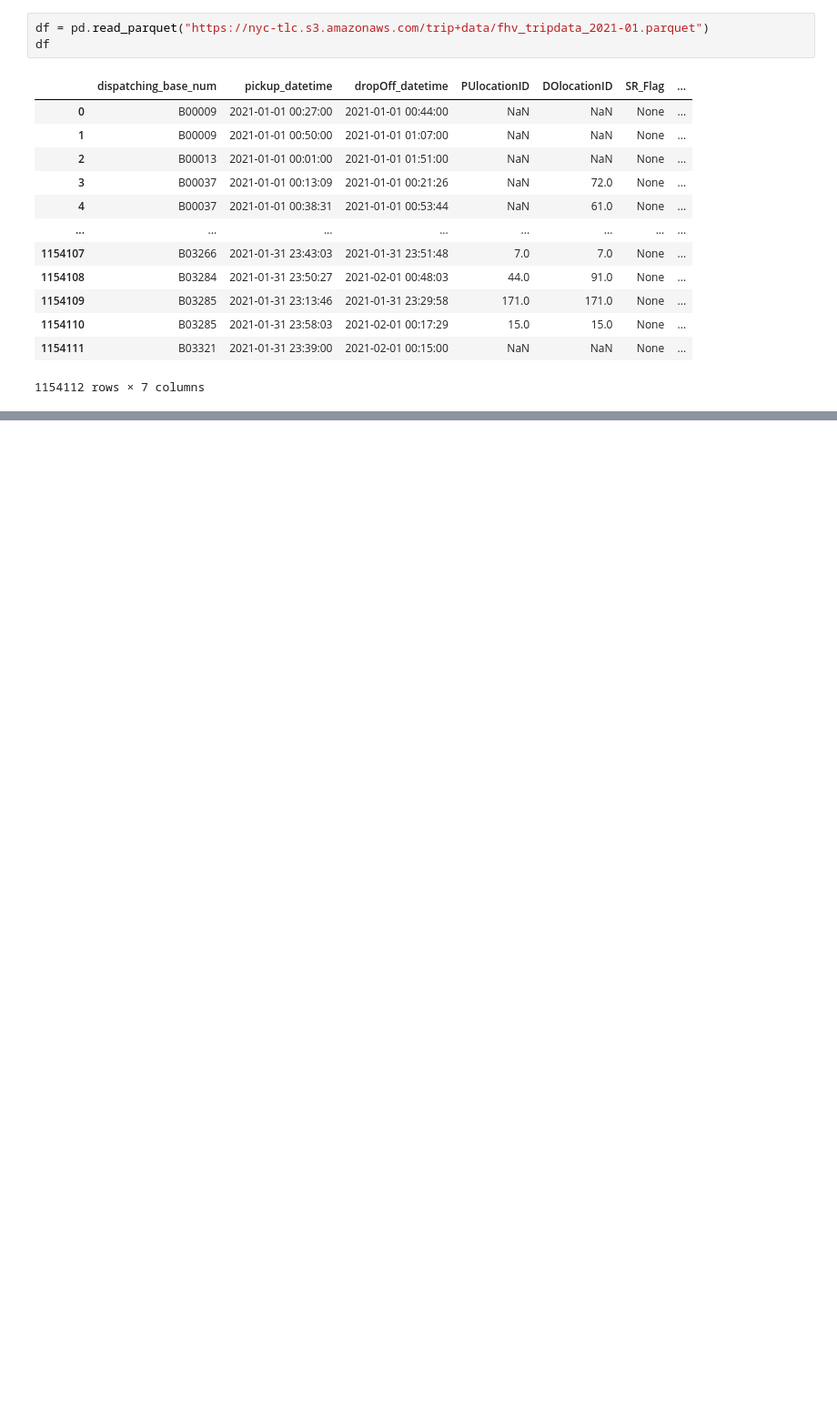
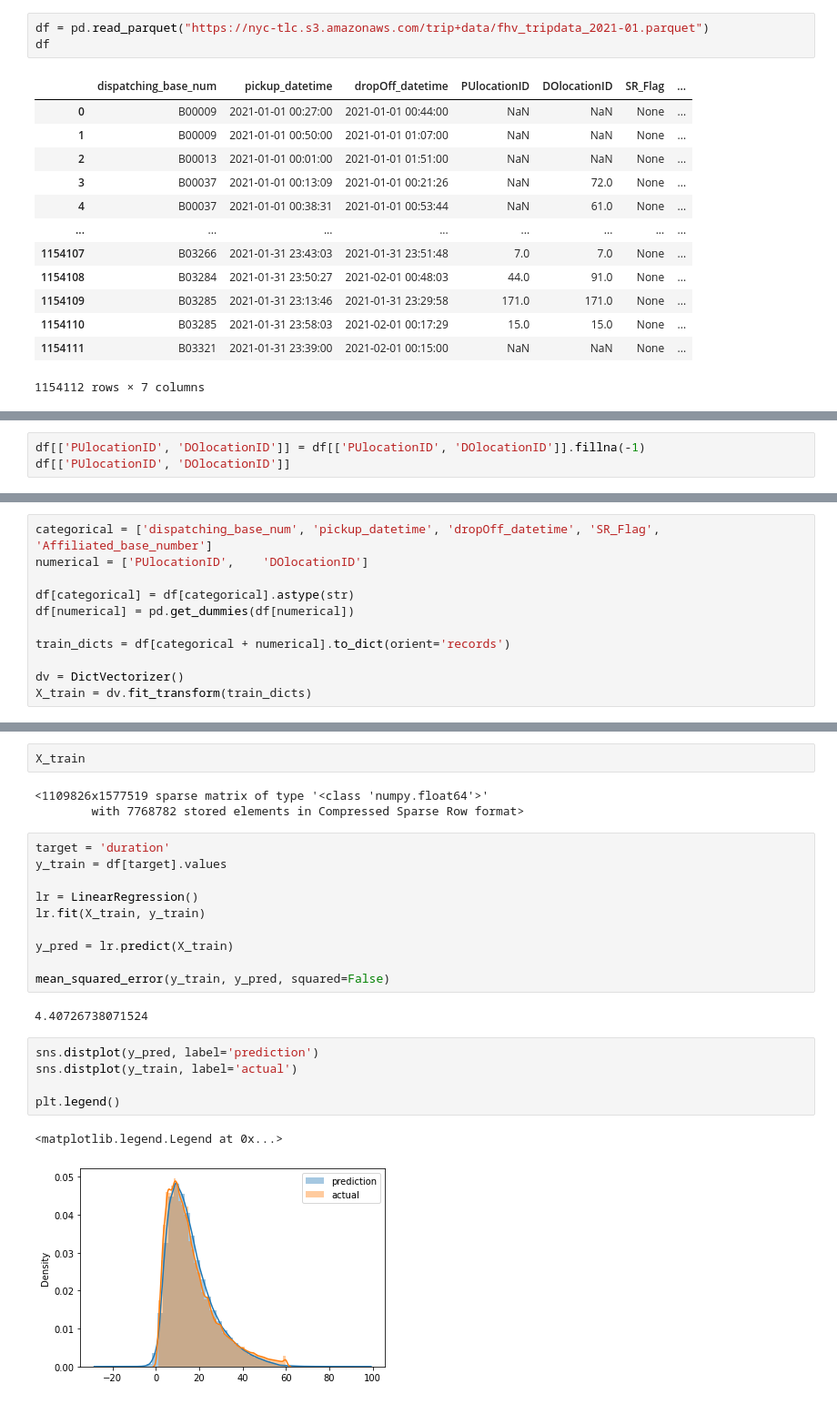
Before and after one commit to TsukiZombina/mlops-zoomcamp, a Jupyter notebook: 01-intro/homework.ipynb, the cells around one changed output, grey strips where cells are left out. Shown: that part at 91% size. Cells and saved outputs as stored; diff of their text form; blank space fills up the shorter version.

```diff
--- a/01-intro/homework.ipynb
+++ b/01-intro/homework.ipynb
@@ -40,0 +91,3 @@ df
+# %%
+df[['PUlocationID', 'DOlocationID']] = df[['PUlocationID', 'DOlocationID']].fillna(-1)
+df[['PUlocationID', 'DOlocationID']]
@@ -40,0 +129,11 @@ df
+# %%
+categorical = ['dispatching_base_num', 'pickup_datetime', 'dropOff_datetime', 'SR_Flag', 'Affiliated_base_number']
+numerical = ['PUlocationID',	'DOlocationID']
+
+df[categorical] = df[categorical].astype(str)
+df[numerical] = pd.get_dummies(df[numerical])
+
+train_dicts = df[categorical + numerical].to_dict(orient='records')
+
+dv = DictVectorizer()
+X_train = dv.fit_transform(train_dicts)
@@ -40,0 +165,25 @@ df
+# %%
+X_train
+# %% [output]
+<1109826x1577519 sparse matrix of type '<class 'numpy.float64'>'
+        with 7768782 stored elements in Compressed Sparse Row format>
+# %%
+target = 'duration'
+y_train = df[target].values
+
+lr = LinearRegression()
+lr.fit(X_train, y_train)
+
+y_pred = lr.predict(X_train)
+
+mean_squared_error(y_train, y_pred, squared=False)
+# %% [output]
+4.40726738071524
+# %%
+sns.distplot(y_pred, label='prediction')
+sns.distplot(y_train, label='actual')
+
+plt.legend()
+# %% [output]
+<matplotlib.legend.Legend at 0x...>
+[figure, added]
```
Also changed, not shown: parts of 17 cells of this notebook, 2 other files.
